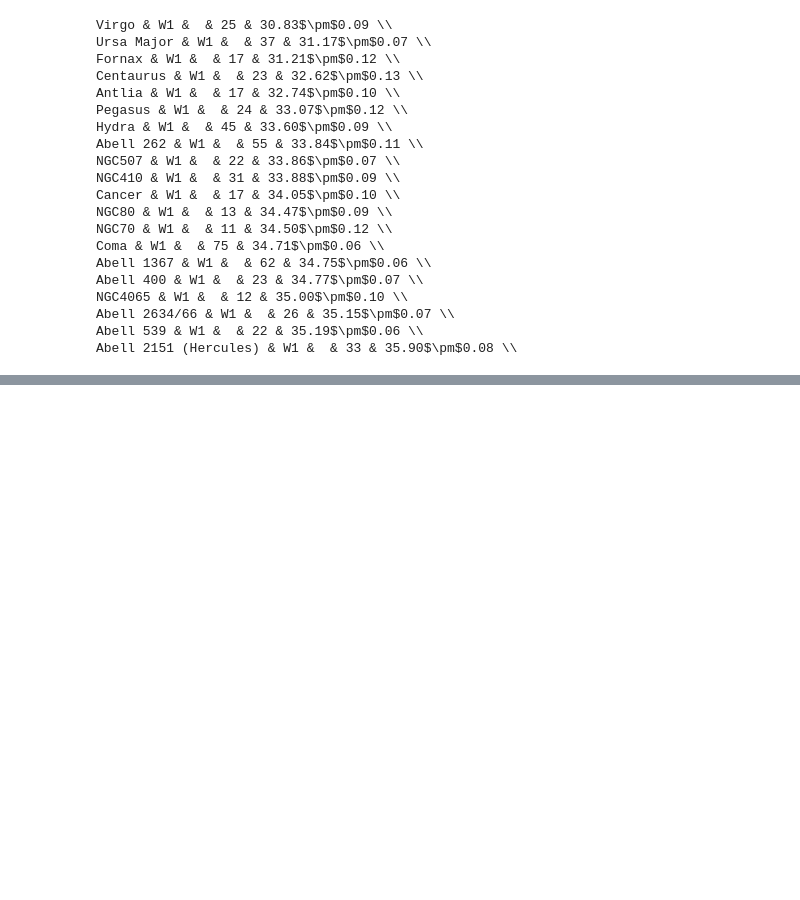
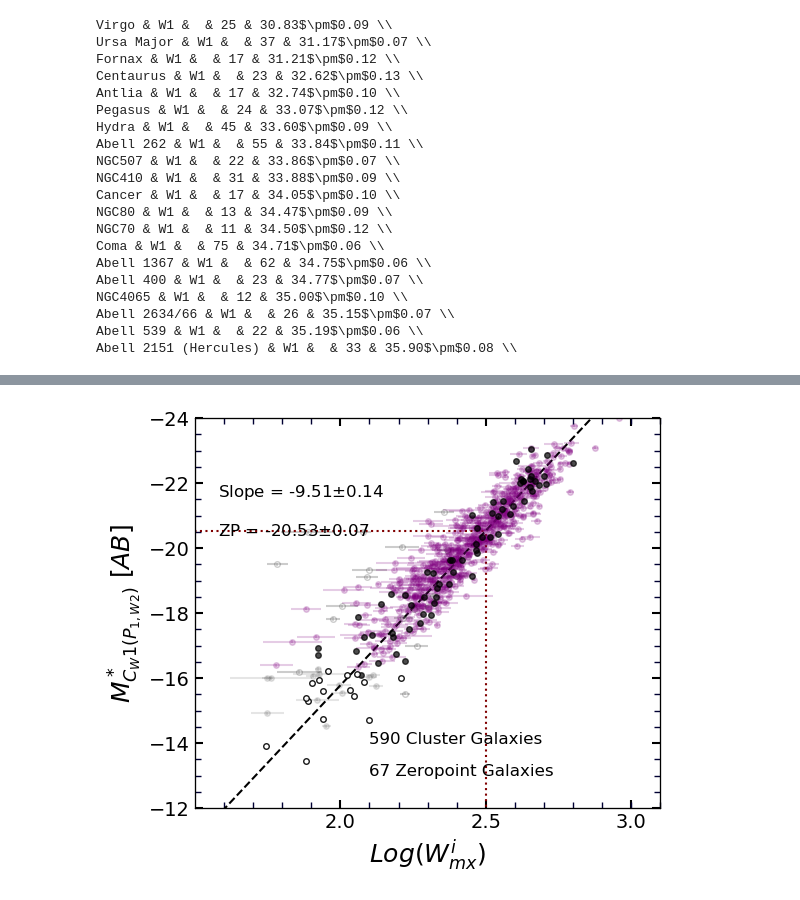
Before and after one commit to ekourkchi/TFcalibrators, a Jupyter notebook: Final_W1_colorTerm_LAB.ipynb, the cells around one changed output, grey strips where cells are left out. Saved outputs shown, nothing was run; the diff lists cells and outputs as text; code cells hidden in the pictures; blank space fills up the shorter version.

```diff
--- a/Final_W1_colorTerm_LAB.ipynb
+++ b/Final_W1_colorTerm_LAB.ipynb
@@ -379,3 +391,89 @@ NGC4065 & W1 &  & 12 & 35.00$\pm$0.10 \\
 Abell 2634/66 & W1 &  & 26 & 35.15$\pm$0.07 \\
 Abell 539 & W1 &  & 22 & 35.19$\pm$0.06 \\
 Abell 2151 (Hercules) & W1 &  & 33 & 35.90$\pm$0.08 \\
+# %%
+# magCorrection = -1*(-0.29*(i_w1)-0.15)
+
+# magCorrection = -1*(0.03*(mu50_w1)-0.71)
+
+############################
+
+# magCorrection = -1*(-1.09*(D_i_w1)-0.04)
+
+# magCorrection = -1*(0.16*(D_mu50_w1)-0.06)
+
+# magCorrection = -1*(-0.11*(D_m21_w1)-0.01)
+
+# magCorrection = -1*(-0.18*(D_P1_w1)-0.04)
+
+# magCorrection*=0.
+
+c = np.asarray([0.04830394,  0.05637834, -0.10113658])
+magCorrection = -1*(c[0]*PC0**2+c[1]*PC0+c[2])
+
+fig, ax, Clusters, S_ZP, zp_calibs = makeTF(table, pgcFaint=I_maglim, calib_maglim=calib_maglim,
+                                            band=band, makePlot=True,
+                                            addSouth=True,
+                                            getZPcalib=True,
+                                            OP_IR=False,
+                                            magCorrection=magCorrection)
+
+slope = S_ZP[0]
+slope_e = S_ZP[1]
+zp    = S_ZP[2]
+zp_e    = S_ZP[3]
+
+
+boolean = True
+for i, key in enumerate(Clusters):
+        myCluster = Clusters[key]
+        zp_ = myCluster['zp']
+        I_mag = myCluster['mag']-zp_+zp
+        logWimx = myCluster['logWimx']
+        pgc =  myCluster['pgc']
+        I_mag_w = myCluster['mag_w']-zp_+zp
+        logWimx_w = myCluster['logWimx_w']
+
+
+        indx = []
+        indx_ = []
+        for i, id in enumerate(pgc):
+            if not id in I_maglim:
+                indx.append(i)
+            else:
+                indx_.append(i)
+
+        if boolean:
+            logWimx_=logWimx[indx]
+            mag_=I_mag[indx]
+            logWimx_e_=myCluster['logWimx_e'][indx]
+            boolean = False
+        else:
+            logWimx_=np.concatenate((logWimx_, logWimx[indx]))
+            mag_=np.concatenate((mag_, I_mag[indx]))
+            logWimx_e_=np.concatenate((logWimx_e_, myCluster['logWimx_e'][indx]))
+
+
+rms, RMS = rmsMaker(logWimx_, mag_, logWimx_e_, slope, zp)
+
+
+print band, len(logWimx_), '%.2f'%slope, '%.2f'%slope_e, '%.2f'%zp, '%.2f'%zp_e,'%.2f'%rms, '%.2f'%RMS
+
+mag_ = zp_calibs['MAG']
+logWimx_ = zp_calibs['logWimx']
+mag_e = zp_calibs['mag_e']
+logWimx_e = zp_calibs['logWimx_e']
+pgc = zp_calibs['pgc']
+indx = []
+indx_ = []
+for i, id in enumerate(pgc):
+    if not id in calib_maglim:
+        indx.append(i)
+    else:
+        indx_.append(i)
+
+rms,RMS = rmsMaker(logWimx_[indx], mag_[indx], logWimx_e[indx], slope, zp)
+print 'ZP calib', len(logWimx_[indx]), '%.2f'%rms, '%.2f'%RMS
+
+ax.set_ylabel(r'$M^*_{C_'+'W1'+'(P_{1,W2})} \/\/ [AB]$', fontsize=18)
+# %% [output]
@@ -381,0 +483 @@ Abell 2151 (Hercules) & W1 &  & 33 & 35.90$\pm$0.08 \\
+[figure, added]
```
Also changed, not shown: parts of 4 cells of this notebook, 20 other files.
